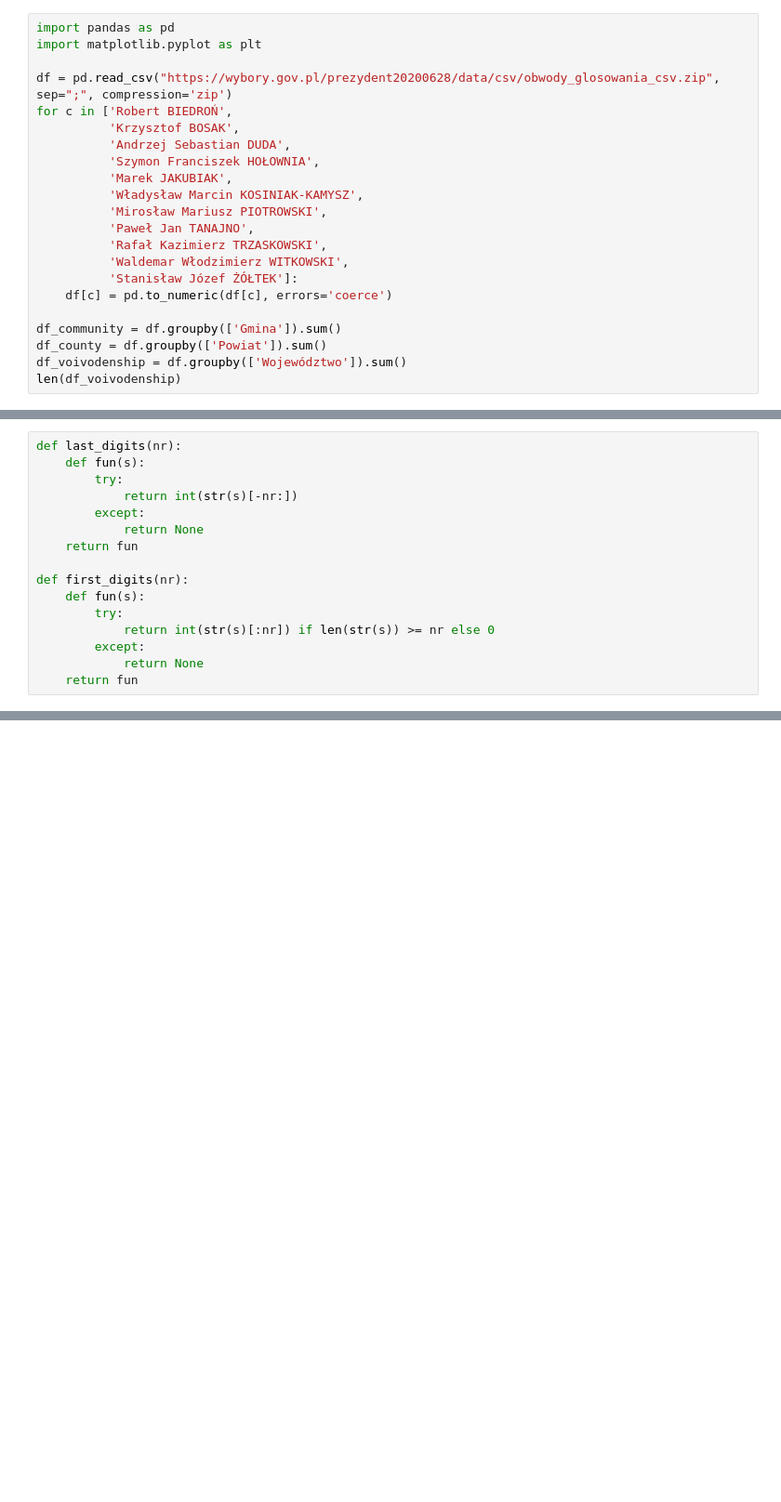
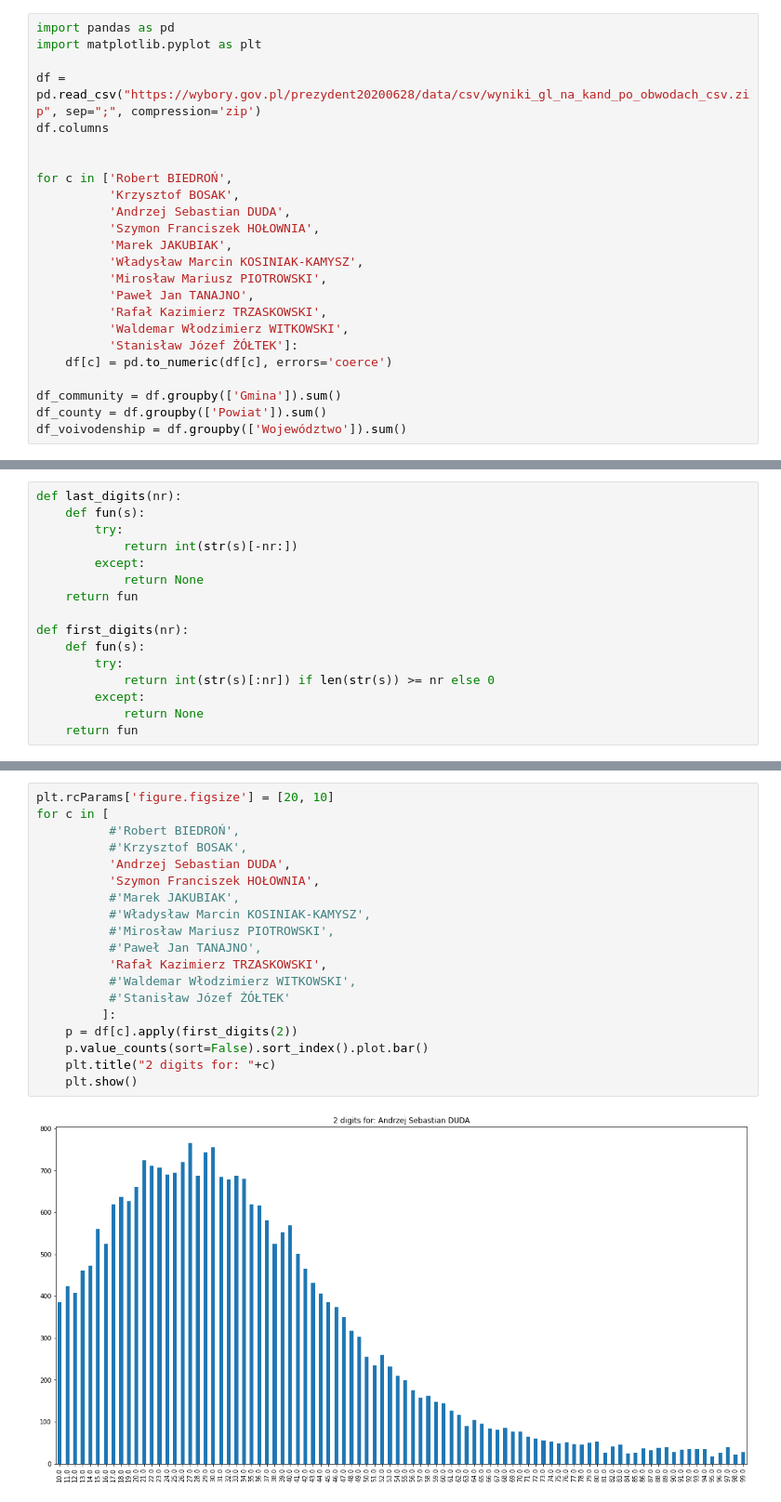
Before and after one commit to przemekr/elections2020, a Jupyter notebook: main.ipynb, the cells around one changed output, grey strips where cells are left out. Shown: that part at 93% size. Cells and saved outputs as stored; diff of their text form; blank space fills up the shorter version.

```diff
--- a/main.ipynb
+++ b/main.ipynb
@@ -2,7 +2,10 @@
 import pandas as pd
 import matplotlib.pyplot as plt
 
-df = pd.read_csv("https://wybory.gov.pl/prezydent20200628/data/csv/obwody_glosowania_csv.zip", sep=";", compression='zip')
+df = pd.read_csv("https://wybory.gov.pl/prezydent20200628/data/csv/wyniki_gl_na_kand_po_obwodach_csv.zip", sep=";", compression='zip')
+df.columns
+
+
 for c in ['Robert BIEDROŃ',
           'Krzysztof BOSAK',
           'Andrzej Sebastian DUDA',
@@ -19,4 +22,3 @@ for c in ['Robert BIEDROŃ',
 df_community = df.groupby(['Gmina']).sum()
 df_county = df.groupby(['Powiat']).sum()
 df_voivodenship = df.groupby(['Województwo']).sum()
-len(df_voivodenship)
@@ -51,0 +41,21 @@ print("hi")
+# %%
+plt.rcParams['figure.figsize'] = [20, 10]
+for c in [
+          #'Robert BIEDROŃ',
+          #'Krzysztof BOSAK',
+          'Andrzej Sebastian DUDA',
+          'Szymon Franciszek HOŁOWNIA',
+          #'Marek JAKUBIAK',
+          #'Władysław Marcin KOSINIAK-KAMYSZ',
+          #'Mirosław Mariusz PIOTROWSKI',
+          #'Paweł Jan TANAJNO',
+          'Rafał Kazimierz TRZASKOWSKI',
+          #'Waldemar Włodzimierz WITKOWSKI',
+          #'Stanisław Józef ŻÓŁTEK'
+         ]:
+    p = df[c].apply(first_digits(2))
+    p.value_counts(sort=False).sort_index().plot.bar()
+    plt.title("2 digits for: "+c)
+    plt.show()
+# %% [output]
+[figure, added]
```
Also changed, not shown: parts of 6 cells of this notebook.
